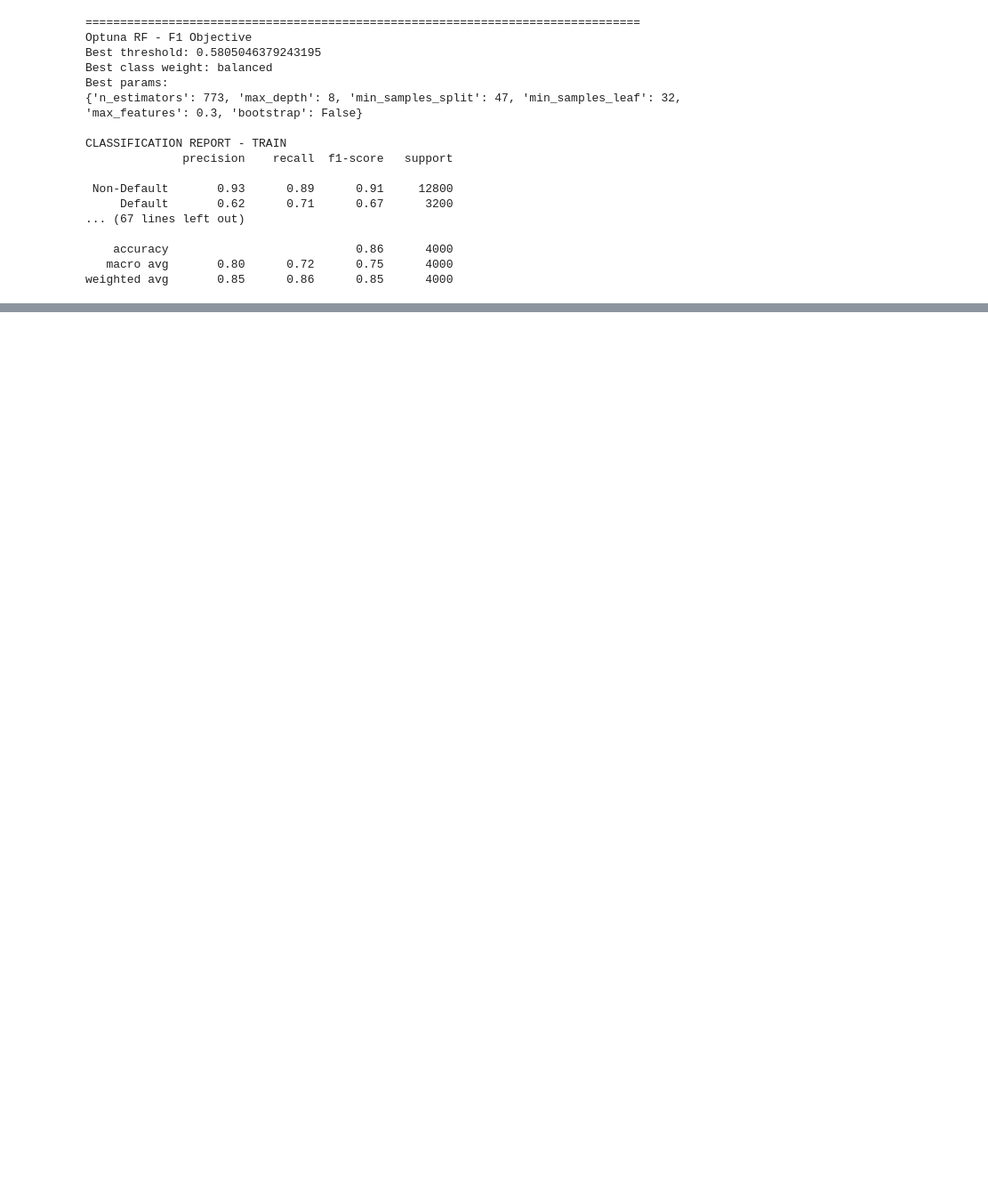
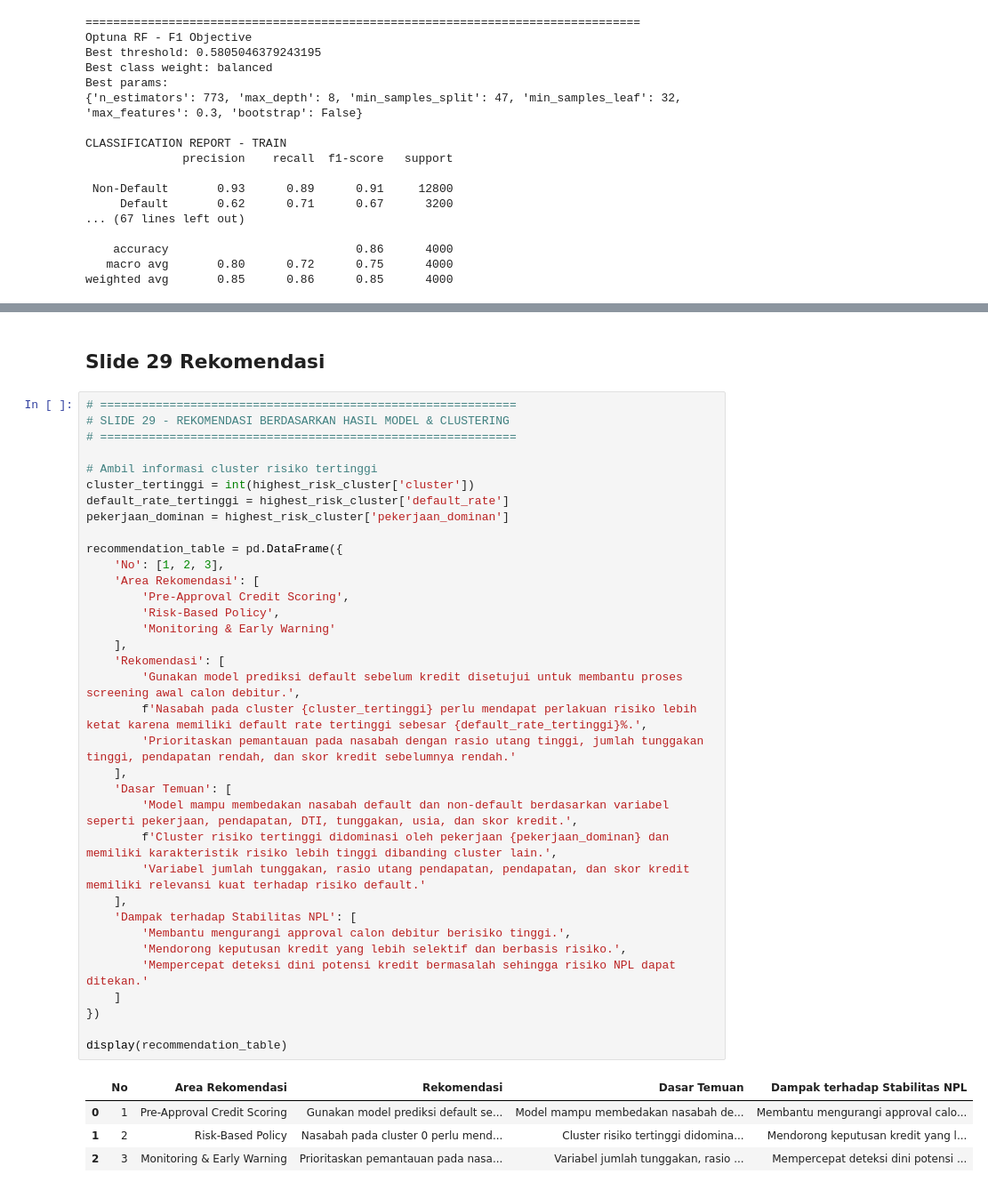
Before and after one commit to andikadibyaa/crs, a Jupyter notebook: backend/crs.ipynb, the cells around one changed output, grey strips where cells are left out. Shown at 89% size. Saved outputs shown, nothing was run; the diff lists cells and outputs as text; blank space fills up the shorter version.

```diff
--- a/backend/crs.ipynb
+++ b/backend/crs.ipynb
@@ -4410,0 +4594,42 @@ weighted avg       0.85      0.86      0.85      4000
+# %% [markdown]
+## Slide 29 Rekomendasi
+# %%
+# ============================================================
+# SLIDE 29 - REKOMENDASI BERDASARKAN HASIL MODEL & CLUSTERING
+# ============================================================
+
+# Ambil informasi cluster risiko tertinggi
+cluster_tertinggi = int(highest_risk_cluster['cluster'])
+default_rate_tertinggi = highest_risk_cluster['default_rate']
+pekerjaan_dominan = highest_risk_cluster['pekerjaan_dominan']
+
+recommendation_table = pd.DataFrame({
+    'No': [1, 2, 3],
+    'Area Rekomendasi': [
+        'Pre-Approval Credit Scoring',
+        'Risk-Based Policy',
+        'Monitoring & Early Warning'
+    ],
+    'Rekomendasi': [
+        'Gunakan model prediksi default sebelum kredit disetujui untuk membantu proses screening awal calon debitur.',
+        f'Nasabah pada cluster {cluster_tertinggi} perlu mendapat perlakuan risiko lebih ketat karena memiliki default rate tertinggi sebesar {default_rate_tertinggi}%.',
+        'Prioritaskan pemantauan pada nasabah dengan rasio utang tinggi, jumlah tunggakan tinggi, pendapatan rendah, dan skor kredit sebelumnya rendah.'
+    ],
+    'Dasar Temuan': [
+        'Model mampu membedakan nasabah default dan non-default berdasarkan variabel seperti pekerjaan, pendapatan, DTI, tunggakan, usia, dan skor kredit.',
+        f'Cluster risiko tertinggi didominasi oleh pekerjaan {pekerjaan_dominan} dan memiliki karakteristik risiko lebih tinggi dibanding cluster lain.',
+        'Variabel jumlah tunggakan, rasio utang pendapatan, pendapatan, dan skor kredit memiliki relevansi kuat terhadap risiko default.'
+    ],
+    'Dampak terhadap Stabilitas NPL': [
+        'Membantu mengurangi approval calon debitur berisiko tinggi.',
+        'Mendorong keputusan kredit yang lebih selektif dan berbasis risiko.',
+        'Mempercepat deteksi dini potensi kredit bermasalah sehingga risiko NPL dapat ditekan.'
+    ]
+})
+
+display(recommendation_table)
+# %% [output]
+|  | No | Area Rekomendasi | Rekomendasi | Dasar Temuan | Dampak terhadap Stabilitas NPL |
+| 0 | 1 | Pre-Approval Credit Scoring | Gunakan model prediksi default se... | Model mampu membedakan nasabah de... | Membantu mengurangi approval calo... |
+| 1 | 2 | Risk-Based Policy | Nasabah pada cluster 0 perlu mend... | Cluster risiko tertinggi didomina... | Mendorong keputusan kredit yang l... |
+| 2 | 3 | Monitoring & Early Warning | Prioritaskan pemantauan pada nasa... | Variabel jumlah tunggakan, rasio ... | Mempercepat deteksi dini potensi ... |
```
Also changed, not shown: parts of 2 cells of this notebook.
